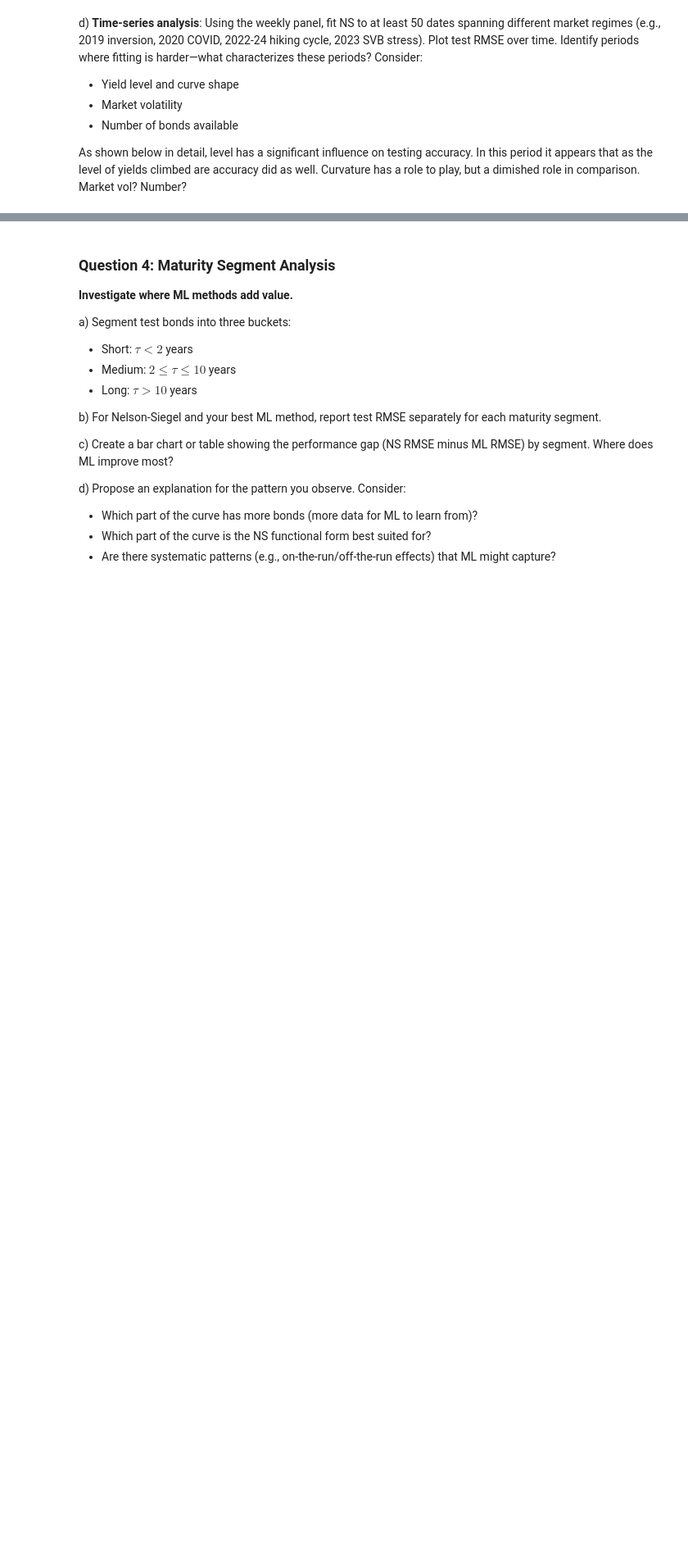
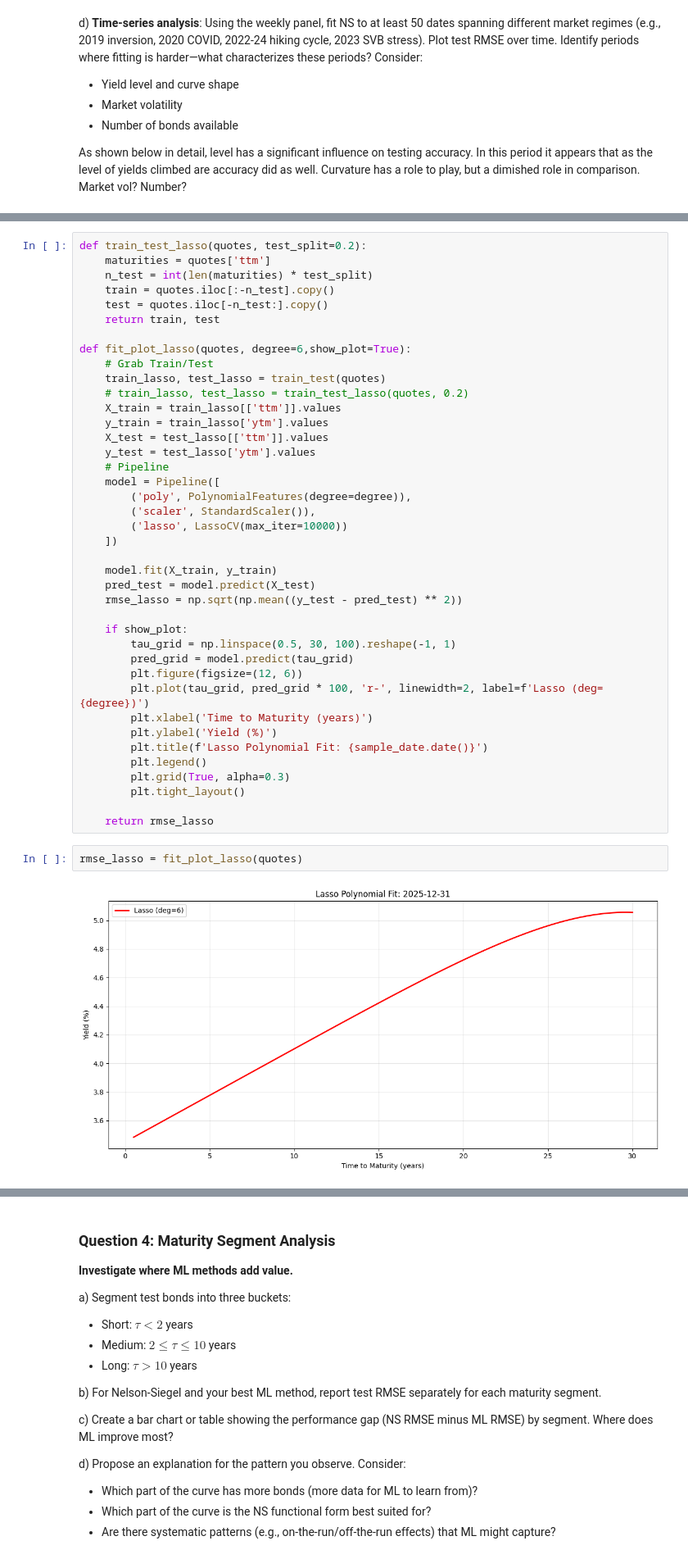
Before and after one commit to AdithSrinivasan/treasury-curve-models, a Jupyter notebook: curve.ipynb, the cells around one changed output, grey strips where cells are left out. Shown at 82% size. Saved outputs shown, nothing was run; the diff lists cells and outputs as text; blank space fills up the shorter version.

```diff
--- a/curve.ipynb
+++ b/curve.ipynb
@@ -525,0 +541,44 @@ d) Which method performs best out-of-sample? Is the winner consistent across dat
+# %%
+def train_test_lasso(quotes, test_split=0.2):
+    maturities = quotes['ttm']
+    n_test = int(len(maturities) * test_split)
+    train = quotes.iloc[:-n_test].copy()
+    test = quotes.iloc[-n_test:].copy()
+    return train, test
+
+def fit_plot_lasso(quotes, degree=6,show_plot=True):
+    # Grab Train/Test
+    train_lasso, test_lasso = train_test(quotes)
+    # train_lasso, test_lasso = train_test_lasso(quotes, 0.2)
+    X_train = train_lasso[['ttm']].values
+    y_train = train_lasso['ytm'].values
+    X_test = test_lasso[['ttm']].values
+    y_test = test_lasso['ytm'].values
+    # Pipeline
+    model = Pipeline([
+        ('poly', PolynomialFeatures(degree=degree)),
+        ('scaler', StandardScaler()),
+        ('lasso', LassoCV(max_iter=10000))
+    ])
+
+    model.fit(X_train, y_train)
+    pred_test = model.predict(X_test)
+    rmse_lasso = np.sqrt(np.mean((y_test - pred_test) ** 2))
+
+    if show_plot:
+        tau_grid = np.linspace(0.5, 30, 100).reshape(-1, 1)
+        pred_grid = model.predict(tau_grid)
+        plt.figure(figsize=(12, 6))
+        plt.plot(tau_grid, pred_grid * 100, 'r-', linewidth=2, label=f'Lasso (deg={degree})')
+        plt.xlabel('Time to Maturity (years)')
+        plt.ylabel('Yield (%)')
+        plt.title(f'Lasso Polynomial Fit: {sample_date.date()}')
+        plt.legend()
+        plt.grid(True, alpha=0.3)
+        plt.tight_layout()
+
+    return rmse_lasso
+# %%
+rmse_lasso = fit_plot_lasso(quotes)
+# %% [output]
+[figure, added]
```
Also changed, not shown: parts of 15 cells of this notebook.
